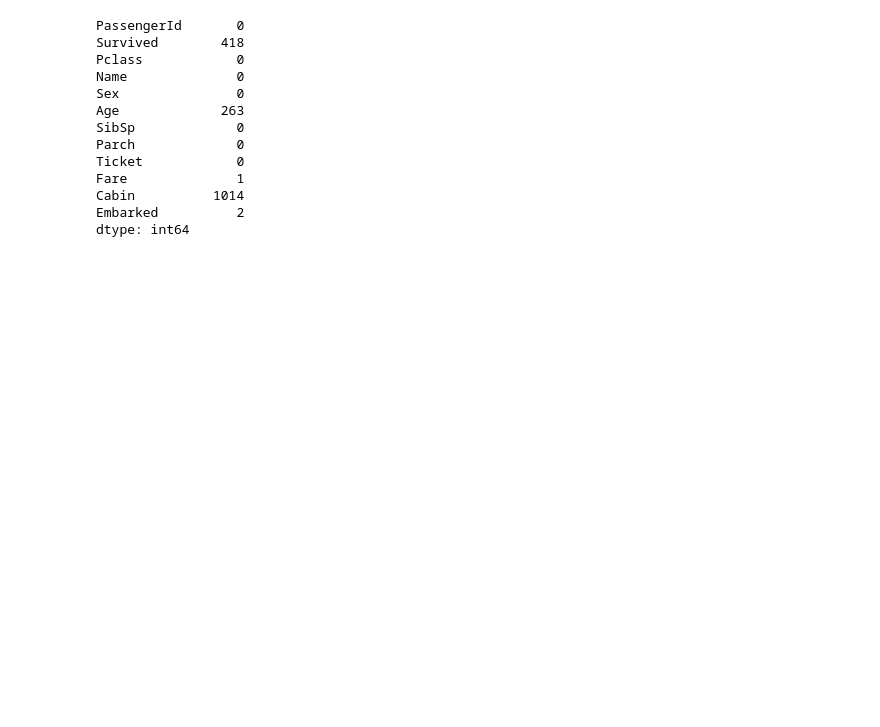
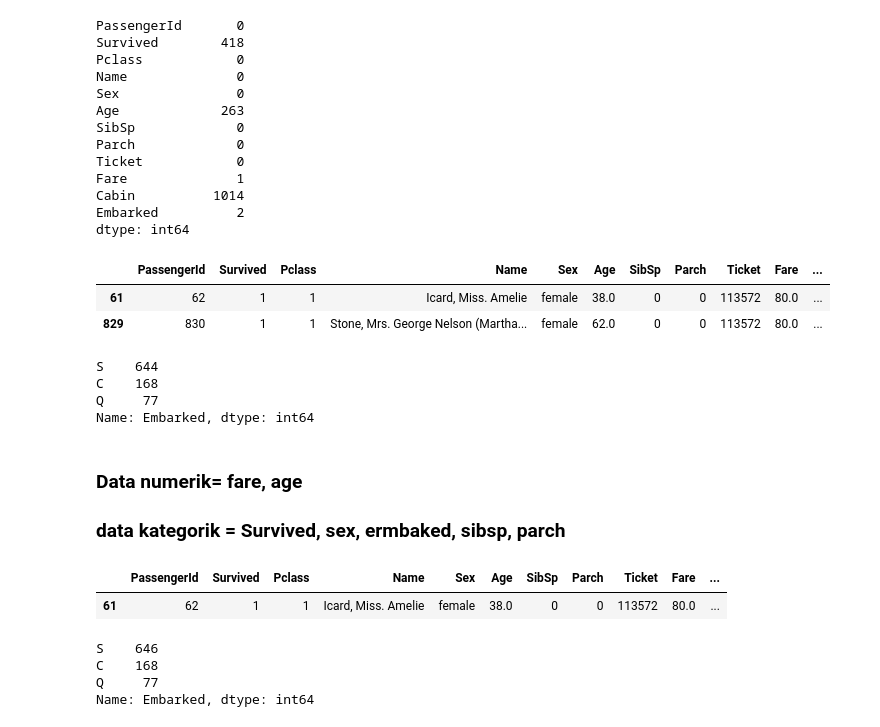
Before and after one commit to PaperBlade/Penagantar-Data-Mining, a Jupyter notebook: Pertemuan_4.ipynb, the cells around one changed output. Cells and saved outputs as stored; diff of their text form; code cells hidden in the pictures; blank space fills up the shorter version.

```diff
--- a/Pertemuan_4.ipynb
+++ b/Pertemuan_4.ipynb
@@ -119,3 +120,19 @@ Fare              1
 Cabin          1014
 Embarked          2
 dtype: int64
+# %%
+train[train['Embarked'].isnull()]
+# %% [output]
+|  | PassengerId | Survived | Pclass | Name | Sex | Age | SibSp | Parch | Ticket | Fare | ... |
+| 61 | 62 | 1 | 1 | Icard, Miss. Amelie | female | 38.0 | 0 | 0 | 113572 | 80.0 | ... |
+| 829 | 830 | 1 | 1 | Stone, Mrs. George Nelson (Martha... | female | 62.0 | 0 | 0 | 113572 | 80.0 | ... |
+# %%
+train['Embarked'].value_counts()
+# %% [output]
+S    644
+C    168
+Q     77
+Name: Embarked, dtype: int64
+# %% [markdown]
+### Data numerik= fare, age
+### data kategorik = Survived, sex, ermbaked, sibsp, parch
@@ -121,0 +141,12 @@ dtype: int64
+# %%
+train[train['Embarked'].index==61]
+# %% [output]
+|  | PassengerId | Survived | Pclass | Name | Sex | Age | SibSp | Parch | Ticket | Fare | ... |
+| 61 | 62 | 1 | 1 | Icard, Miss. Amelie | female | 38.0 | 0 | 0 | 113572 | 80.0 | ... |
+# %%
+train['Embarked'].value_counts()
+# %% [output]
+S    646
+C    168
+Q     77
+Name: Embarked, dtype: int64
```
Also changed, not shown: parts of 2 cells of this notebook.
